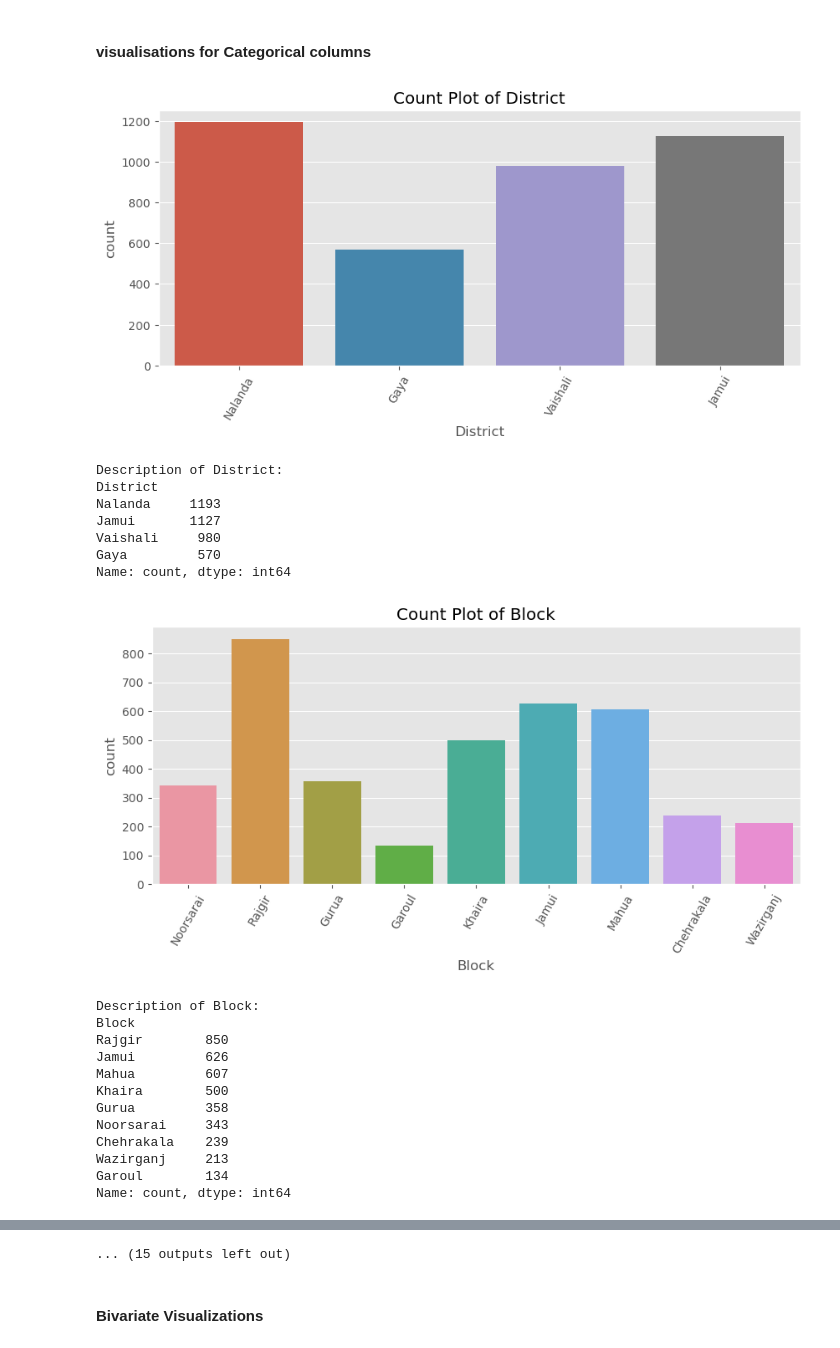
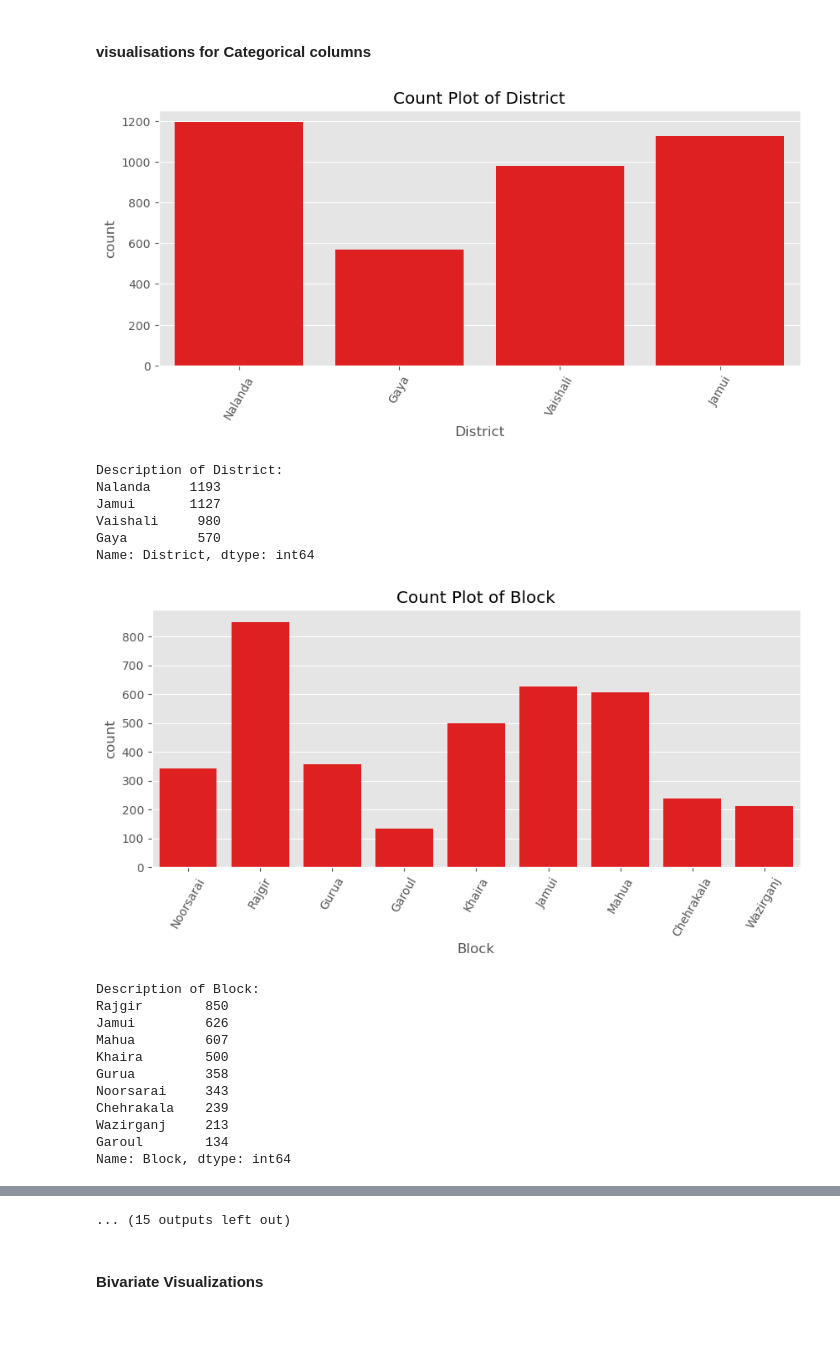
Before and after one commit to JOHNMARK-cmd/phase5project, a Jupyter notebook: GROUP-SIX (2).ipynb, the cells around one changed output, grey strips where cells are left out. Cells and saved outputs as stored; diff of their text form; code cells hidden in the pictures.

```diff
--- a/GROUP-SIX (2).ipynb
+++ b/GROUP-SIX (2).ipynb
@@ -340,11 +346,15 @@ Some farmers applied both the fertilizers (basalDAP and basalUrea) while others
 We replace NaN in Ganaura and GanauraFYM with zero because
 
 We replace Harv_hand_rent NaN with zero because the farmers used machines instead.
-# %%
-# filling null values with 0 in fertilizer columns
-fertilizer_col = ['BasalDAP', 'BasalUrea', '1tdUrea', '2tdUrea', 'CropOrgFYM', 'Ganaura', 'Harv_hand_rent']
-for item in fertilizer_col:
-    train[item].fillna(0, inplace=True)
+# %%
+
+train["BasalDAP"] = train["BasalDAP"].fillna(0)
+train['BasalUrea'] = train["BasalUrea"].fillna(0)
+train['1tdUrea'] = train['1tdUrea'].fillna(0)
+train['2tdUrea'] = train['2tdUrea'].fillna(0)
+train['CropOrgFYM'] = train['CropOrgFYM'].fillna(0)
+train['Ganaura'] = train['Ganaura'].fillna(0)
+train['Harv_hand_rent']= train['Harv_hand_rent'].fillna(0)
 # %%
 train.isna().sum().sort_values(ascending = False)
 # %% [output]
@@ -626,45 +575,43 @@ Name: NoFertilizerAppln, dtype: float64
 # %%
 # Categorical Columns
 # List of columns to exclude
 exclude_columns = ['Threshing_date', 'Harv_date', 'TransDetFactor', 'NursDetFactor', 'SeedingSowingTransplanting', 'CropTillageDate','LandPreparationMethod']
 
 # Filter the categorical columns
 categorical_columns = [col for col in train.select_dtypes(include='object').columns if col not in exclude_columns]
 
 for col in categorical_columns:
     plt.figure(figsize=(10, 4))
-    sns.countplot(data=train, x=col)
+    sns.countplot(data=train, x=col, color='red')  # Set the color to red
     plt.xticks(rotation=60)
     plt.title(f'Count Plot of {col}')
     plt.show()
 
     # Generate a description for the column
     description = train[col].value_counts()
     print(f"Description of {col}:")
     print(description)
     print()
 
 # Count Plot for LandPreparationMethod with count above 9
 land_prep_counts = train['LandPreparationMethod'].value_counts()
 land_prep_counts = land_prep_counts[land_prep_counts > 50]
 
 plt.figure(figsize=(10, 6))
-sns.countplot(data=train[train['LandPreparationMethod'].isin(land_prep_counts.index)], x='LandPreparationMethod')
+sns.countplot(data=train[train['LandPreparationMethod'].isin(land_prep_counts.index)], x='LandPreparationMethod', color='red')  # Set the color to red
 plt.xticks(rotation=45)
 plt.title('Count Plot of LandPreparationMethod (Count > 9)')
 plt.show()
 # %% [output]
-[figure, old version]
+[figure, new version]
 Description of District:
-District
 Nalanda     1193
 Jamui       1127
 Vaishali     980
 Gaya         570
-Name: count, dtype: int64
+Name: District, dtype: int64
-[figure, old version]
+[figure, new version]
 Description of Block:
-Block
 Rajgir        850
 Jamui         626
 Mahua         607
@@ -674,4 +621,4 @@ Noorsarai     343
 Chehrakala    239
 Wazirganj     213
 Garoul        134
-Name: count, dtype: int64
+Name: Block, dtype: int64
```
Also changed, not shown: parts of 63 cells of this notebook.
